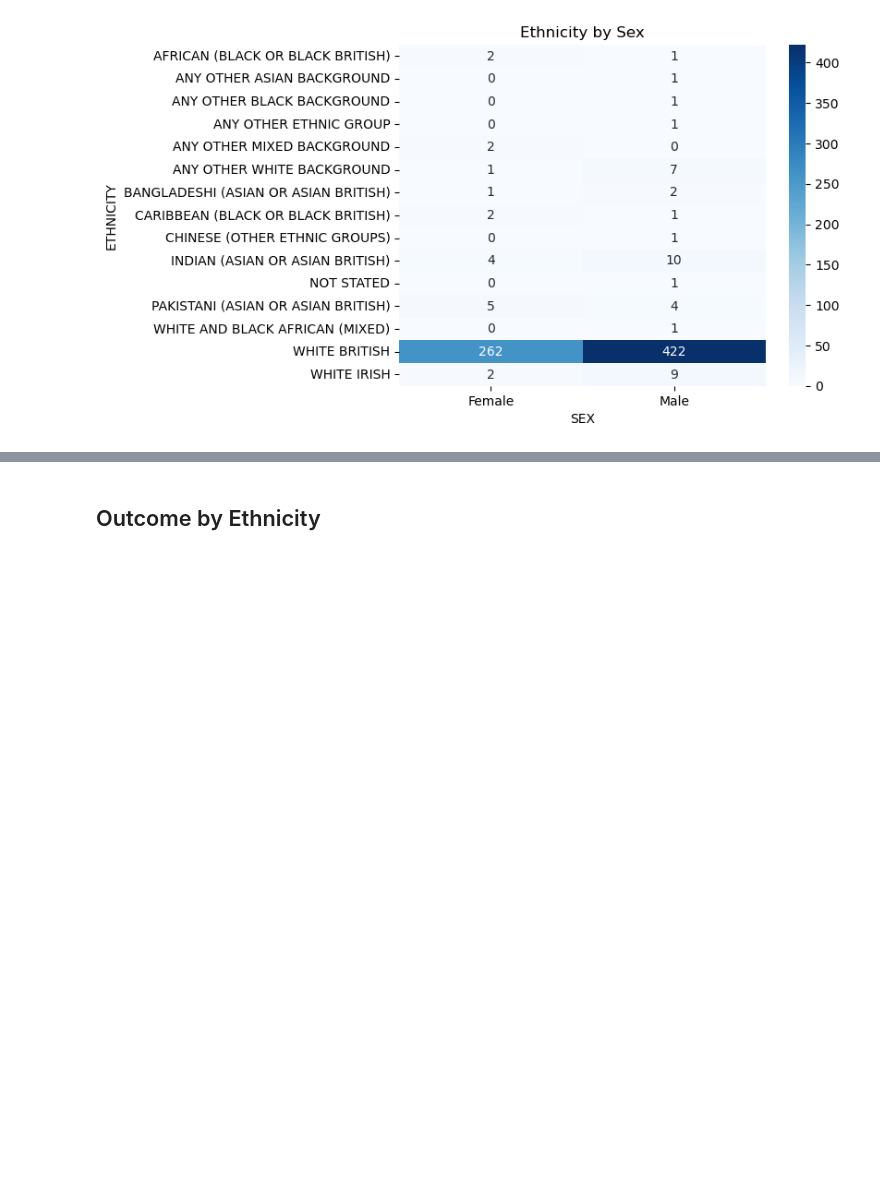
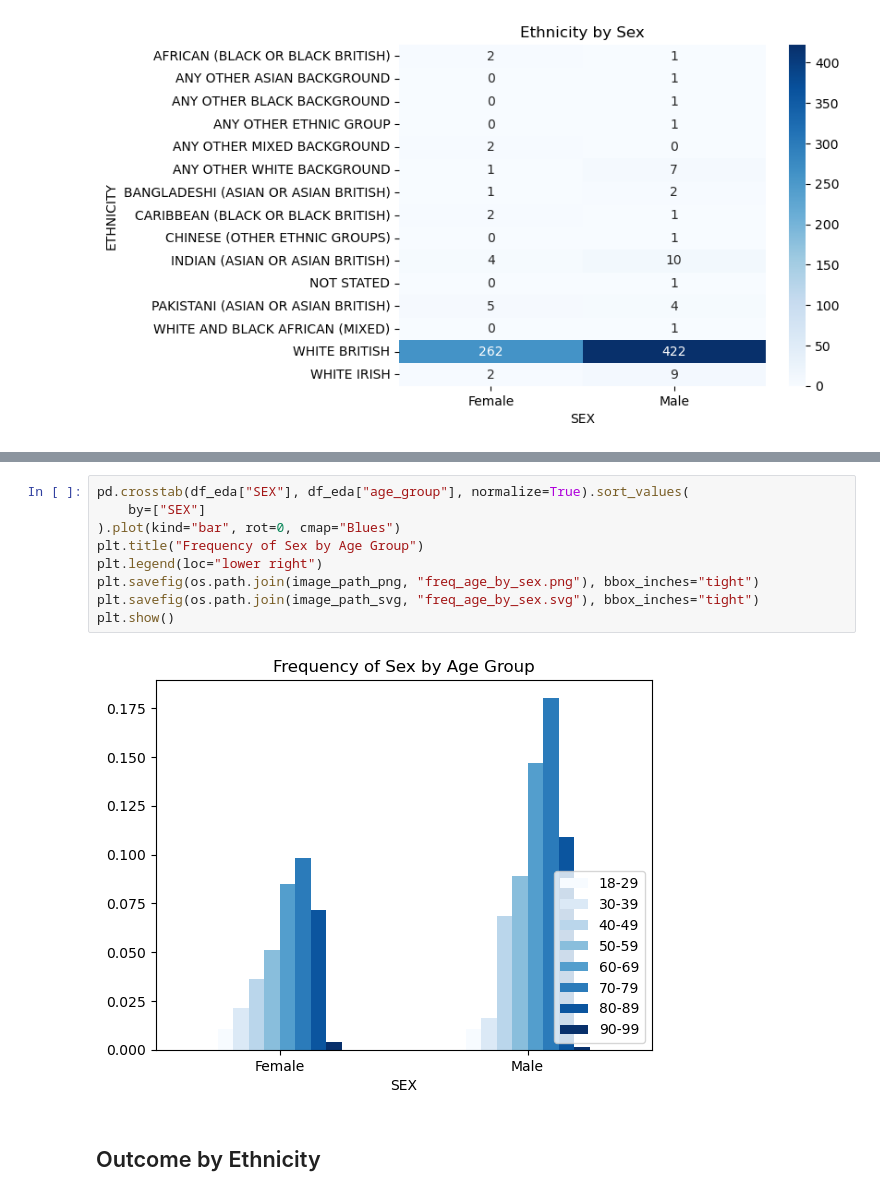
Before and after one commit to lshpaner/bmc_ali_kfre_val, a Jupyter notebook: notebooks/eda.ipynb, the cells around one changed output, grey strips where cells are left out. Cells and saved outputs as stored; diff of their text form; blank space fills up the shorter version.

```diff
--- a/notebooks/eda.ipynb
+++ b/notebooks/eda.ipynb
@@ -194,3 +206,14 @@ plt.show()
+# %%
+pd.crosstab(df_eda["SEX"], df_eda["age_group"], normalize=True).sort_values(
+    by=["SEX"]
+).plot(kind="bar", rot=0, cmap="Blues")
+plt.title("Frequency of Sex by Age Group")
+plt.legend(loc="lower right")
+plt.savefig(os.path.join(image_path_png, "freq_age_by_sex.png"), bbox_inches="tight")
+plt.savefig(os.path.join(image_path_svg, "freq_age_by_sex.svg"), bbox_inches="tight")
+plt.show()
+# %% [output]
+[figure, added]
 # %% [markdown]
 ## Outcome by Ethnicity
 # %%
```
Also changed, not shown: parts of 2 cells of this notebook, 30 other files.
